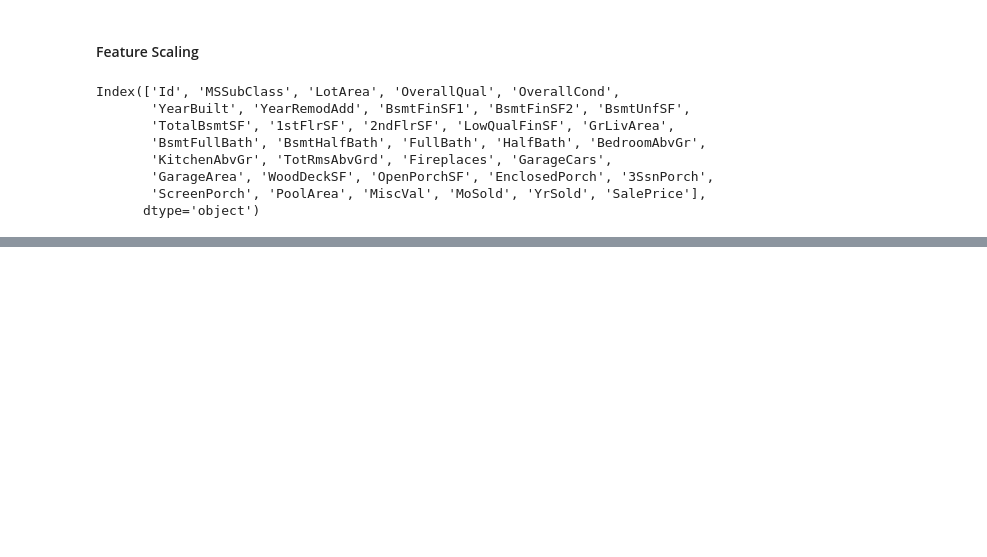
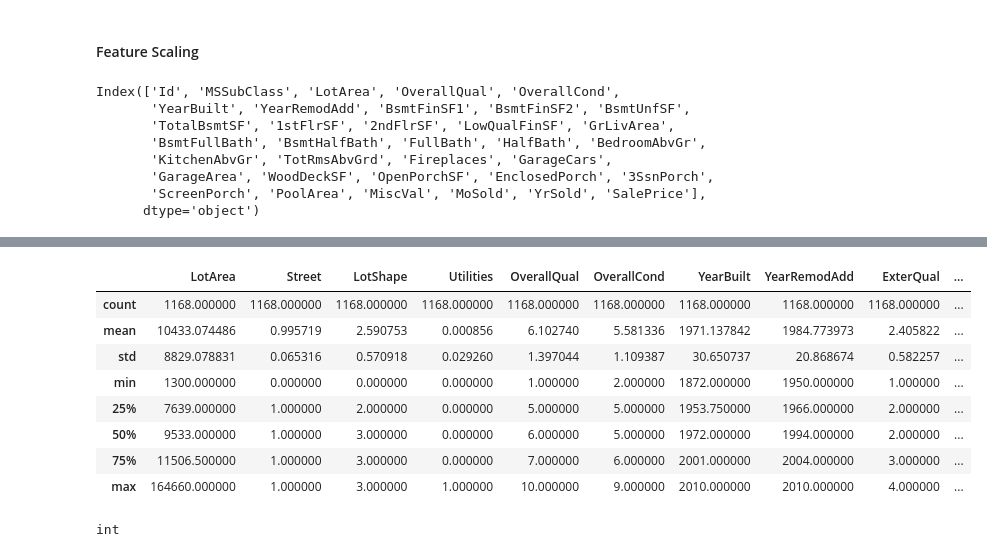
Before and after one commit to amojada-github/recommender, a Jupyter notebook: ML_Coursera/week2/multiple_linear_regression-kaggle.ipynb, the cells around one changed output, grey strips where cells are left out. Saved outputs shown, nothing was run; the diff lists cells and outputs as text; code cells hidden in the pictures; blank space fills up the shorter version.

```diff
--- a/ML_Coursera/week2/multiple_linear_regression-kaggle.ipynb
+++ b/ML_Coursera/week2/multiple_linear_regression-kaggle.ipynb
@@ -375,0 +359,16 @@ Index(['Id', 'MSSubClass', 'LotArea', 'OverallQual', 'OverallCond',
+# %%
+X_train.describe()
+# %% [output]
+|  | LotArea | Street | LotShape | Utilities | OverallQual | OverallCond | YearBuilt | YearRemodAdd | ExterQual | ... |
+| count | 1168.000000 | 1168.000000 | 1168.000000 | 1168.000000 | 1168.000000 | 1168.000000 | 1168.000000 | 1168.000000 | 1168.000000 | ... |
+| mean | 10433.074486 | 0.995719 | 2.590753 | 0.000856 | 6.102740 | 5.581336 | 1971.137842 | 1984.773973 | 2.405822 | ... |
+| std | 8829.078831 | 0.065316 | 0.570918 | 0.029260 | 1.397044 | 1.109387 | 30.650737 | 20.868674 | 0.582257 | ... |
+| min | 1300.000000 | 0.000000 | 0.000000 | 0.000000 | 1.000000 | 2.000000 | 1872.000000 | 1950.000000 | 1.000000 | ... |
+| 25% | 7639.000000 | 1.000000 | 2.000000 | 0.000000 | 5.000000 | 5.000000 | 1953.750000 | 1966.000000 | 2.000000 | ... |
+| 50% | 9533.000000 | 1.000000 | 3.000000 | 0.000000 | 6.000000 | 5.000000 | 1972.000000 | 1994.000000 | 2.000000 | ... |
+| 75% | 11506.500000 | 1.000000 | 3.000000 | 0.000000 | 7.000000 | 6.000000 | 2001.000000 | 2004.000000 | 3.000000 | ... |
+| max | 164660.000000 | 1.000000 | 3.000000 | 1.000000 | 10.000000 | 9.000000 | 2010.000000 | 2010.000000 | 4.000000 | ... |
+# %%
+type(X_train['LotArea'].nunique())
+# %% [output]
+int
```
Also changed, not shown: parts of 37 cells of this notebook, 1 other file.
